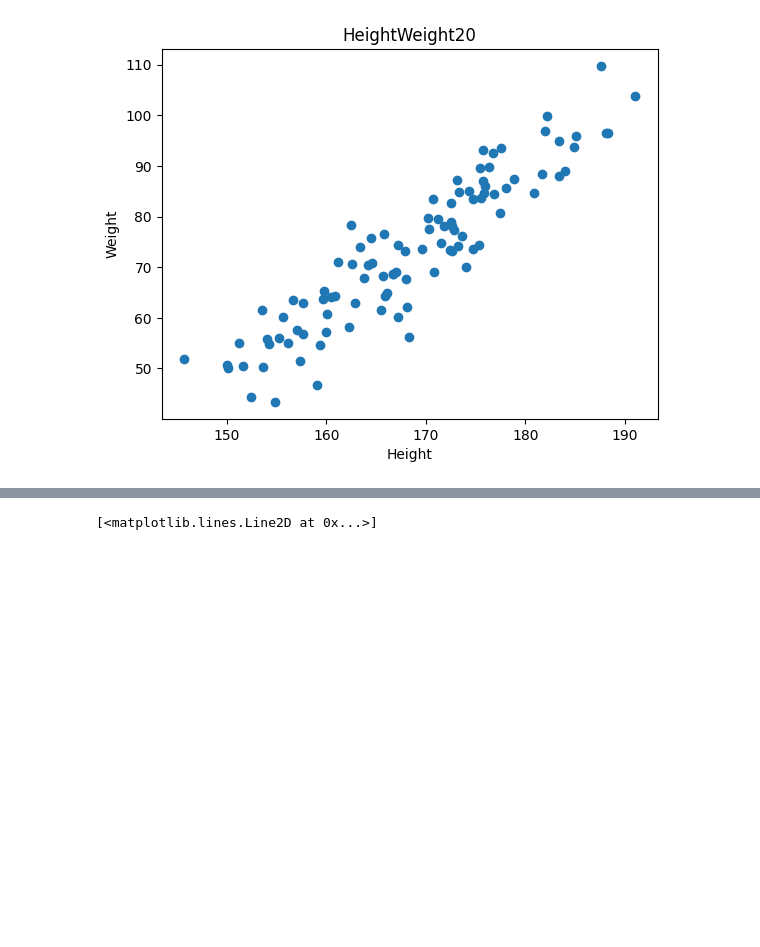
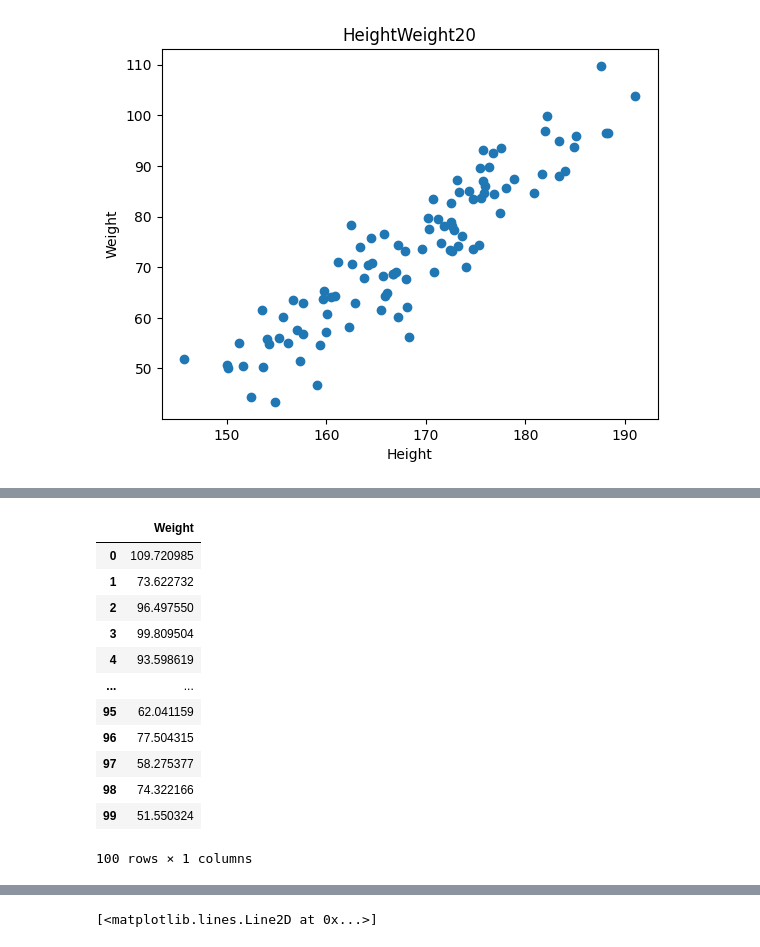
Before and after one commit to jittapat-idea/Machine-Learning-class67, a Jupyter notebook: HW04/ข้อ2.ipynb, the cells around one changed output, grey strips where cells are left out. Cells and saved outputs as stored; diff of their text form; code cells hidden in the pictures; blank space fills up the shorter version.

```diff
--- a/HW04/ข้อ2.ipynb
+++ b/HW04/ข้อ2.ipynb
@@ -94,0 +61,16 @@ MSE = 32.77246203498644
+# %%
+Y
+# %% [output]
+|  | Weight |
+| 0 | 109.720985 |
+| 1 | 73.622732 |
+| 2 | 96.497550 |
+| 3 | 99.809504 |
+| 4 | 93.598619 |
+| ... | ... |
+| 95 | 62.041159 |
+| 96 | 77.504315 |
+| 97 | 58.275377 |
+| 98 | 74.322166 |
+| 99 | 51.550324 |
+100 rows × 1 columns
```
Also changed, not shown: parts of 11 cells of this notebook, 2 other files.
